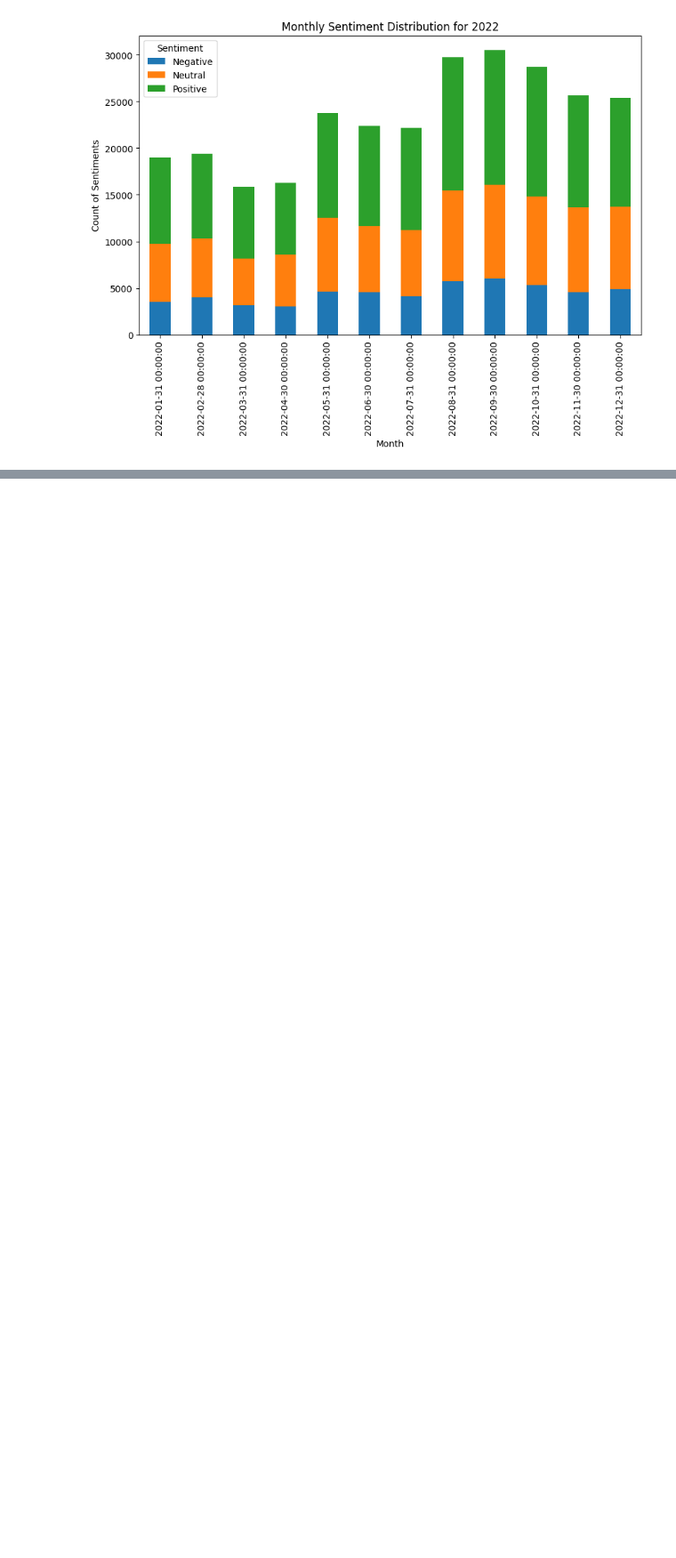
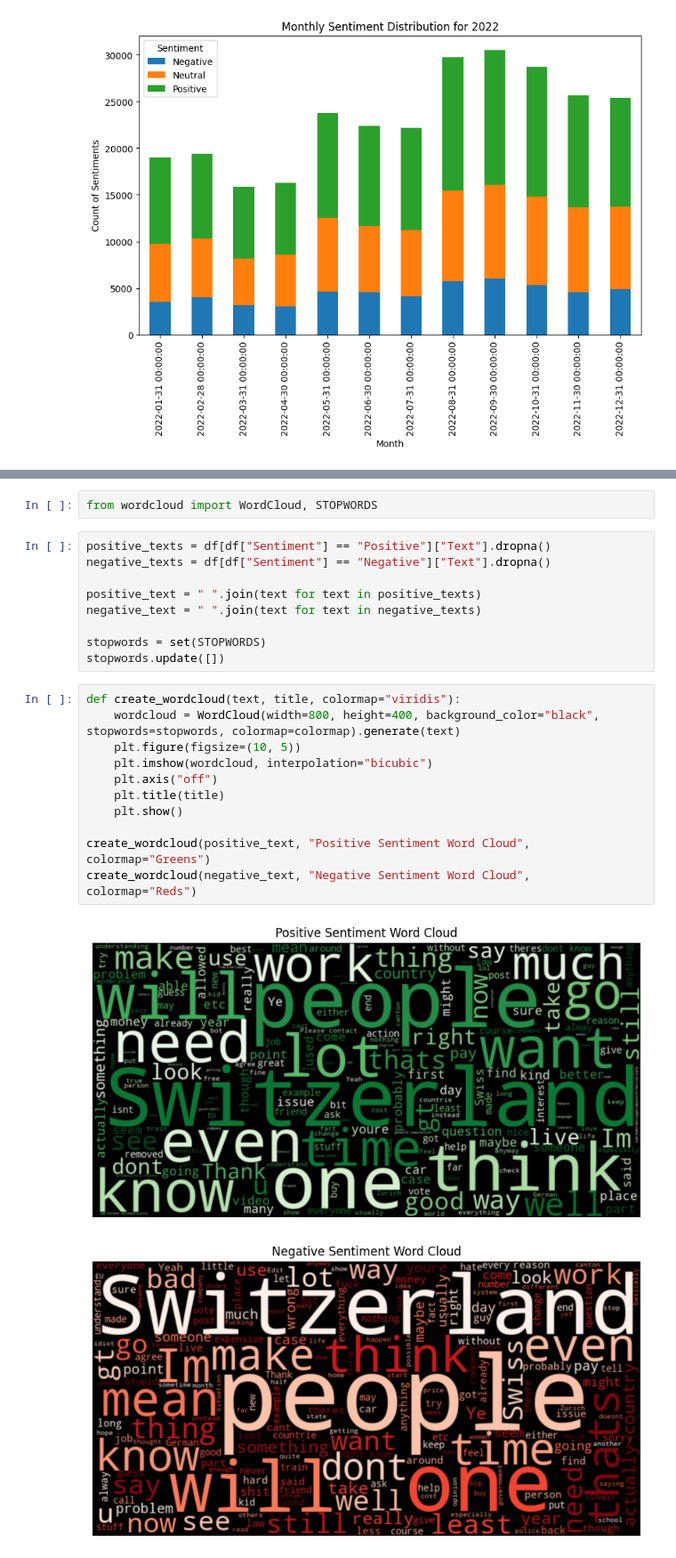
Before and after one commit to troniixx/DataScienceProject, a Jupyter notebook: visuals/visualizer.ipynb, the cells around one changed output, grey strips where cells are left out. Shown at 89% size. Saved outputs shown, nothing was run; the diff lists cells and outputs as text; blank space fills up the shorter version.

Commit message:
added wordclouds

```diff
--- a/visuals/visualizer.ipynb
+++ b/visuals/visualizer.ipynb
@@ -246,0 +249,25 @@ for year in years:
+# %%
+from wordcloud import WordCloud, STOPWORDS
+# %%
+positive_texts = df[df["Sentiment"] == "Positive"]["Text"].dropna()
+negative_texts = df[df["Sentiment"] == "Negative"]["Text"].dropna()
+
+positive_text = " ".join(text for text in positive_texts)
+negative_text = " ".join(text for text in negative_texts)
+
+stopwords = set(STOPWORDS)
+stopwords.update([])
+# %%
+def create_wordcloud(text, title, colormap="viridis"):
+    wordcloud = WordCloud(width=800, height=400, background_color="black", stopwords=stopwords, colormap=colormap).generate(text)
+    plt.figure(figsize=(10, 5))
+    plt.imshow(wordcloud, interpolation="bicubic")
+    plt.axis("off")
+    plt.title(title)
+    plt.show()
+
+create_wordcloud(positive_text, "Positive Sentiment Word Cloud", colormap="Greens")
+create_wordcloud(negative_text, "Negative Sentiment Word Cloud", colormap="Reds")
+# %% [output]
+[figure, added]
+[figure, added]
```
Also changed, not shown: parts of 2 cells of this notebook.
